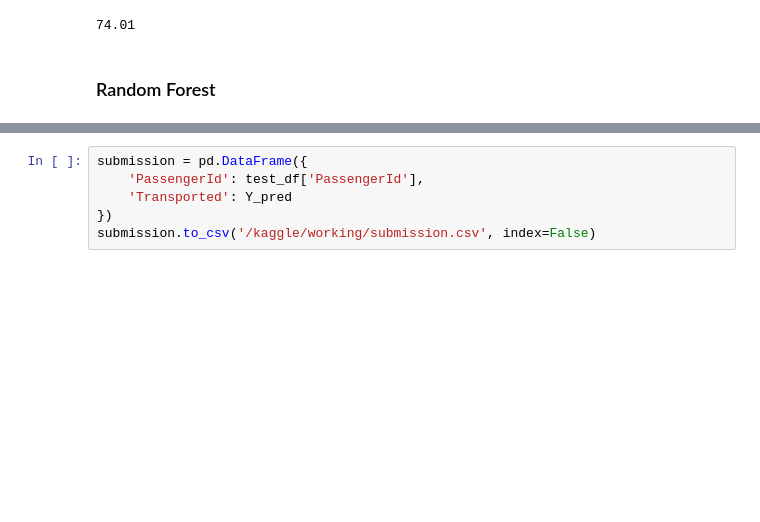
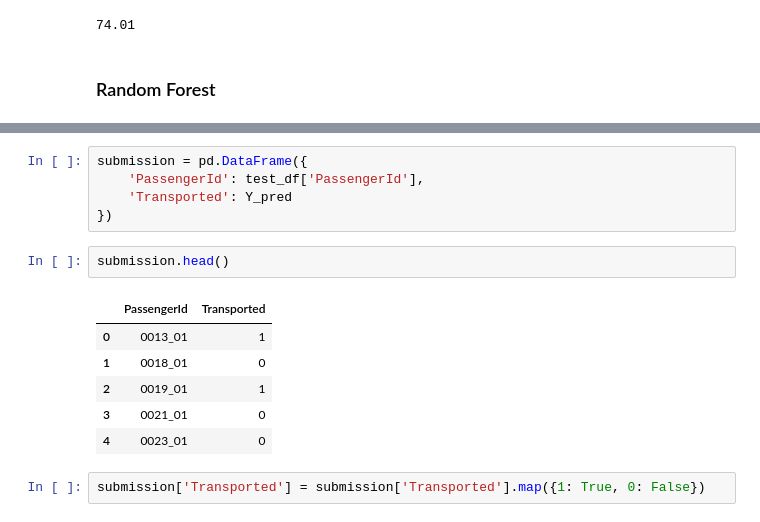
Before and after one commit to MartaSeidler/Kaggle_Competition_Spaceship_Titanic, a Jupyter notebook: spaceship-titanic.ipynb, the cells around one changed output, grey strips where cells are left out. Drawn from its saved outputs; the diff is of its cells as text; blank space fills up the shorter version.

Commit message:
Kaggle Notebook | Spaceship Titanic | Version 8

```diff
--- a/spaceship-titanic.ipynb
+++ b/spaceship-titanic.ipynb
@@ -617,4 +617,14 @@ submission = pd.DataFrame({
     'PassengerId': test_df['PassengerId'],
     'Transported': Y_pred
 })
-submission.to_csv('/kaggle/working/submission.csv', index=False)
+# %%
+submission.head()
+# %% [output]
+|  | PassengerId | Transported |
+| 0 | 0013_01 | 1 |
+| 1 | 0018_01 | 0 |
+| 2 | 0019_01 | 1 |
+| 3 | 0021_01 | 0 |
+| 4 | 0023_01 | 0 |
+# %%
+submission['Transported'] = submission['Transported'].map({1: True, 0: False})
```
Also changed, not shown: parts of 5 cells of this notebook.
